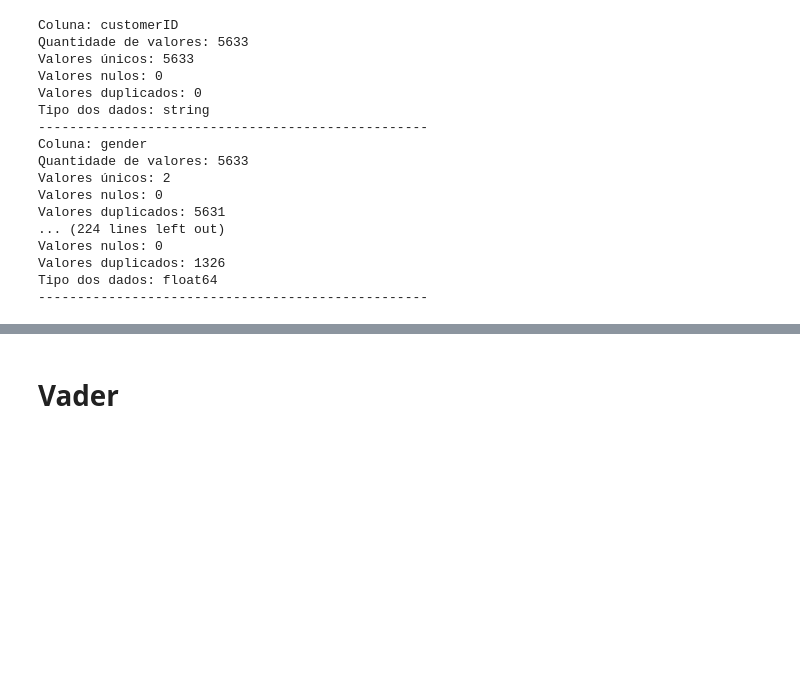
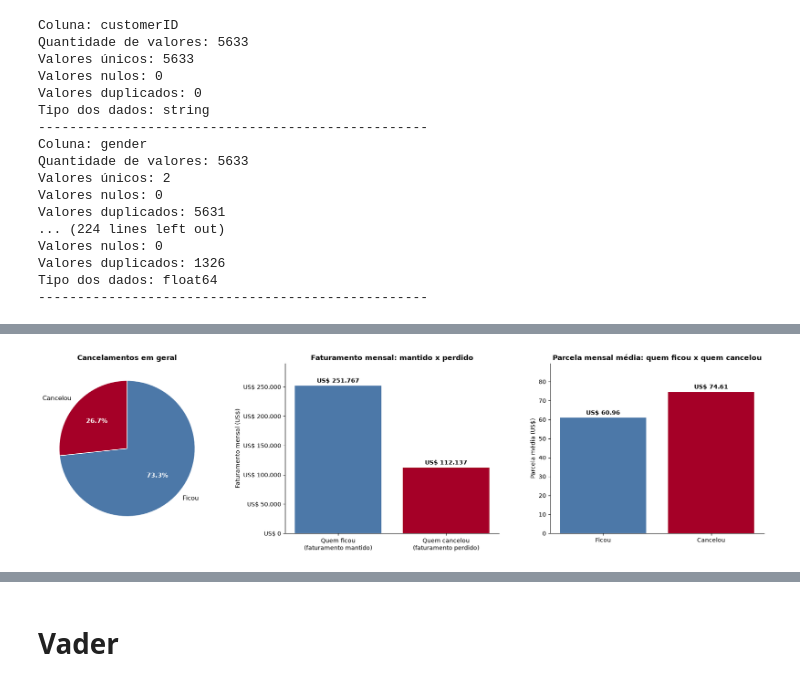
Before and after one commit to VictorLapaDev/Integrador-2-Semestre, a Jupyter notebook: notebook.ipynb, the cells around one changed output, grey strips where cells are left out. Cells and saved outputs as stored; diff of their text form; code cells hidden in the pictures; blank space fills up the shorter version.

```diff
--- a/notebook.ipynb
+++ b/notebook.ipynb
@@ -621,0 +342,41 @@ plt.show()
+# %%
+fig, axes = plt.subplots(1, 3, figsize=(18, 5))
+
+# Pizza: cancelou x ficou
+_, _, porcentagens = axes[0].pie(
+    [len(df_silver) - len(df_churn), len(df_churn)],
+    labels=["Ficou", "Cancelou"], colors=[AZUL, VERMELHO],
+    autopct=lambda p: f"{p:.1f}%", startangle=90, counterclock=False,
+    wedgeprops=dict(edgecolor="white"), textprops=dict(fontsize=11),
+)
+for texto in porcentagens:
+    texto.set_color("white")
+    texto.set_fontweight("bold")
+axes[0].set_title("Cancelamentos em geral", fontweight="bold")
+
+# Barras: faturamento mensal mantido (ficou) x perdido (cancelou)
+faturamento = [base.loc[base["Churn"] == 0, "MonthlyCharges"].sum(),
+               base.loc[base["Churn"] == 1, "MonthlyCharges"].sum()]
+barras = axes[1].bar(["Quem ficou\n(faturamento mantido)", "Quem cancelou\n(faturamento perdido)"],
+                     faturamento, color=[AZUL, VERMELHO])
+axes[1].bar_label(barras, labels=[usd(v) for v in faturamento], padding=3, fontweight="bold")
+axes[1].yaxis.set_major_formatter(fmt_usd)
+axes[1].set_ylim(0, max(faturamento) * 1.15)
+axes[1].set_title("Faturamento mensal: mantido x perdido", fontweight="bold")
+axes[1].set_ylabel("Faturamento mensal (US$)")
+axes[1].spines[["top", "right"]].set_visible(False)
+
+# Barras: parcela mensal média
+medias = [base.loc[base["Churn"] == 0, "MonthlyCharges"].mean(),
+          base.loc[base["Churn"] == 1, "MonthlyCharges"].mean()]
+barras = axes[2].bar(["Ficou", "Cancelou"], medias, color=[AZUL, VERMELHO])
+axes[2].bar_label(barras, labels=[f"US$ {m:.2f}" for m in medias], padding=3, fontweight="bold")
+axes[2].set_ylim(0, max(medias) * 1.2)
+axes[2].set_title("Parcela mensal média: quem ficou x quem cancelou", fontweight="bold")
+axes[2].set_ylabel("Parcela média (US$)")
+axes[2].spines[["top", "right"]].set_visible(False)
+
+plt.tight_layout()
+plt.show()
+# %% [output]
+[figure, added]
```
Also changed, not shown: parts of 49 cells of this notebook.
